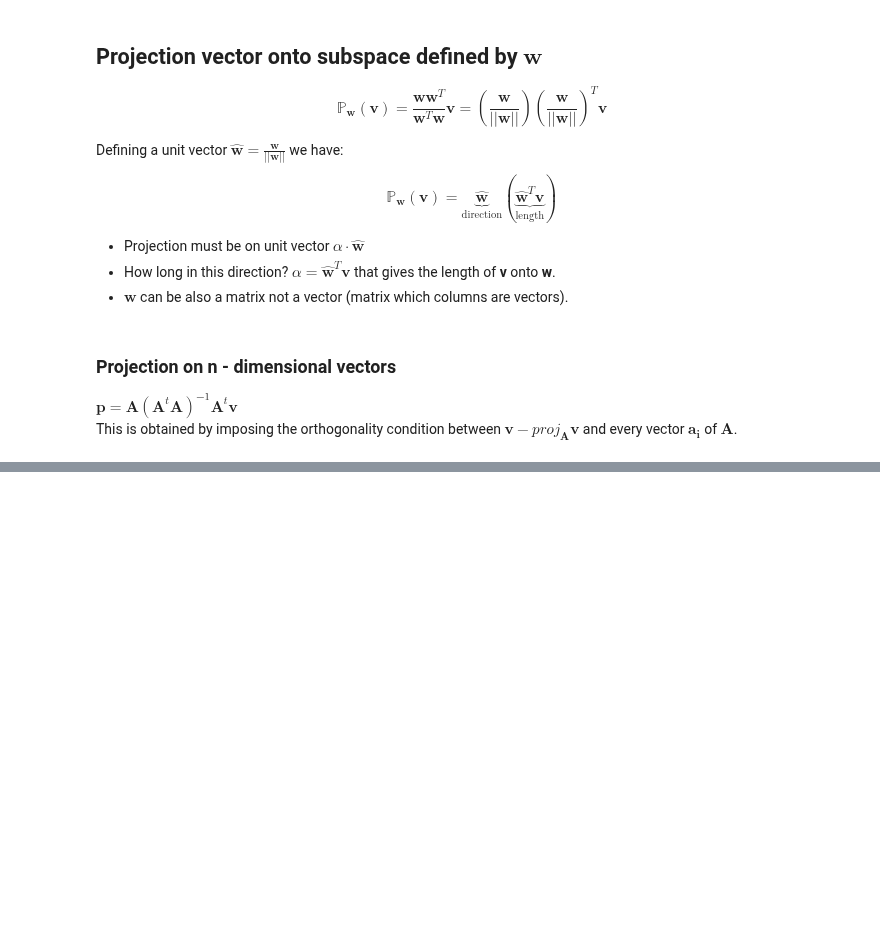
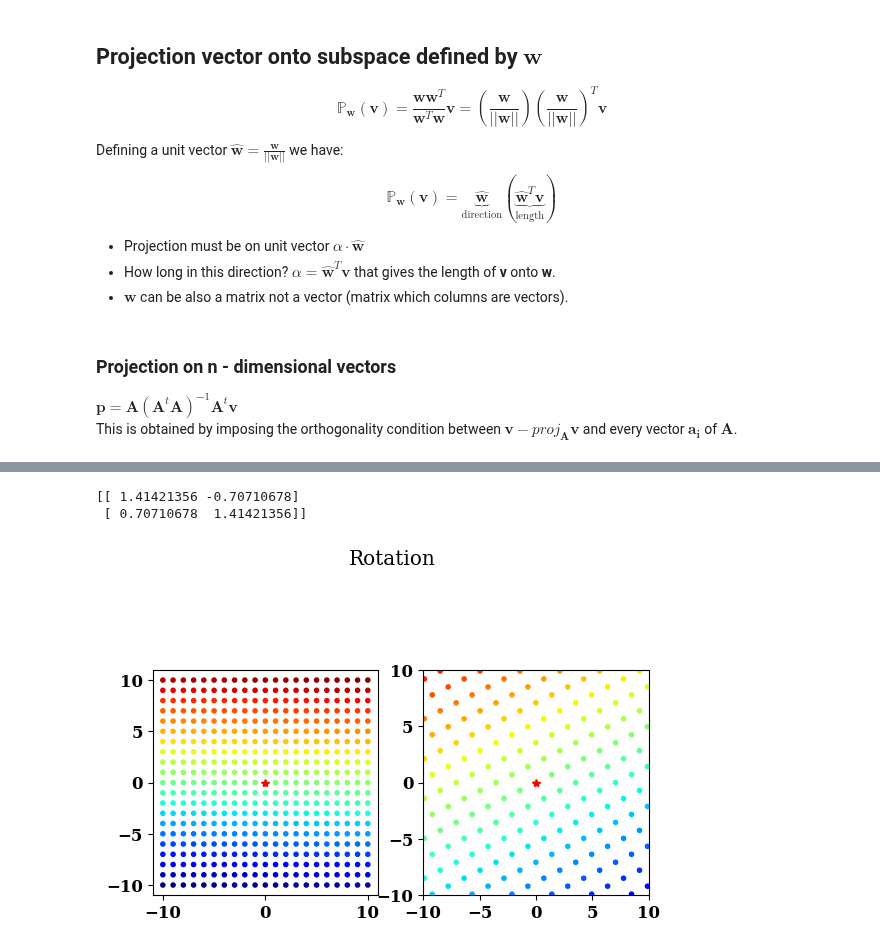
Before and after one commit to lordPachy/acsai, a Jupyter notebook: Machine Learning/Class Notes/Linear Algebra recap/Linear Algebra recap.ipynb, the cells around one changed output, grey strips where cells are left out. Cells and saved outputs as stored; diff of their text form; code cells hidden in the pictures; blank space fills up the shorter version.

```diff
--- a/Machine Learning/Class Notes/Linear Algebra recap/Linear Algebra recap.ipynb
+++ b/Machine Learning/Class Notes/Linear Algebra recap/Linear Algebra recap.ipynb
@@ -1589,0 +1648,17 @@ and every vector $\mathbf{a_i}$ of $\mathbf{A}$.
+# %%
+ang, scale, clip = np.pi/4, 2, True
+A = np.array([[scale*np.cos(ang), -np.sin(ang)],
+              [np.sin(ang), scale*np.cos(ang)]])
+print(A)
+Xd, Yd = linear_map(A, Xs, Ys)
+fig, axs = plt.subplots(1, 2)
+fig.suptitle('Rotation')
+plot_grid(Xs, Ys, axs[0])
+plot_grid(Xd, Yd, axs[1])
+if clip:
+    plt.xlim(-nX, nX)
+    plt.ylim(-nY, nY)
+# %% [output]
+[[ 1.41421356 -0.70710678]
+ [ 0.70710678  1.41421356]]
+[figure, added]
```
Also changed, not shown: parts of 9 cells of this notebook, 19 other files.
